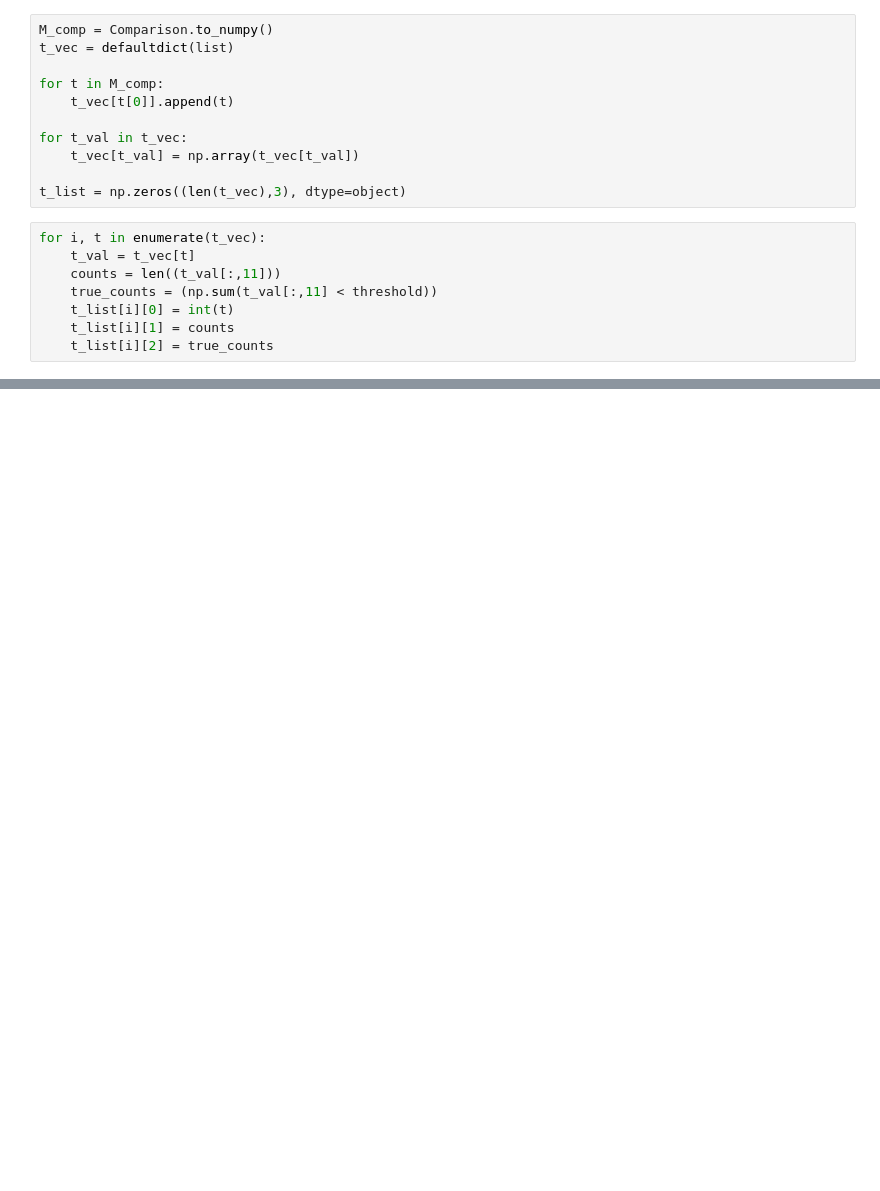
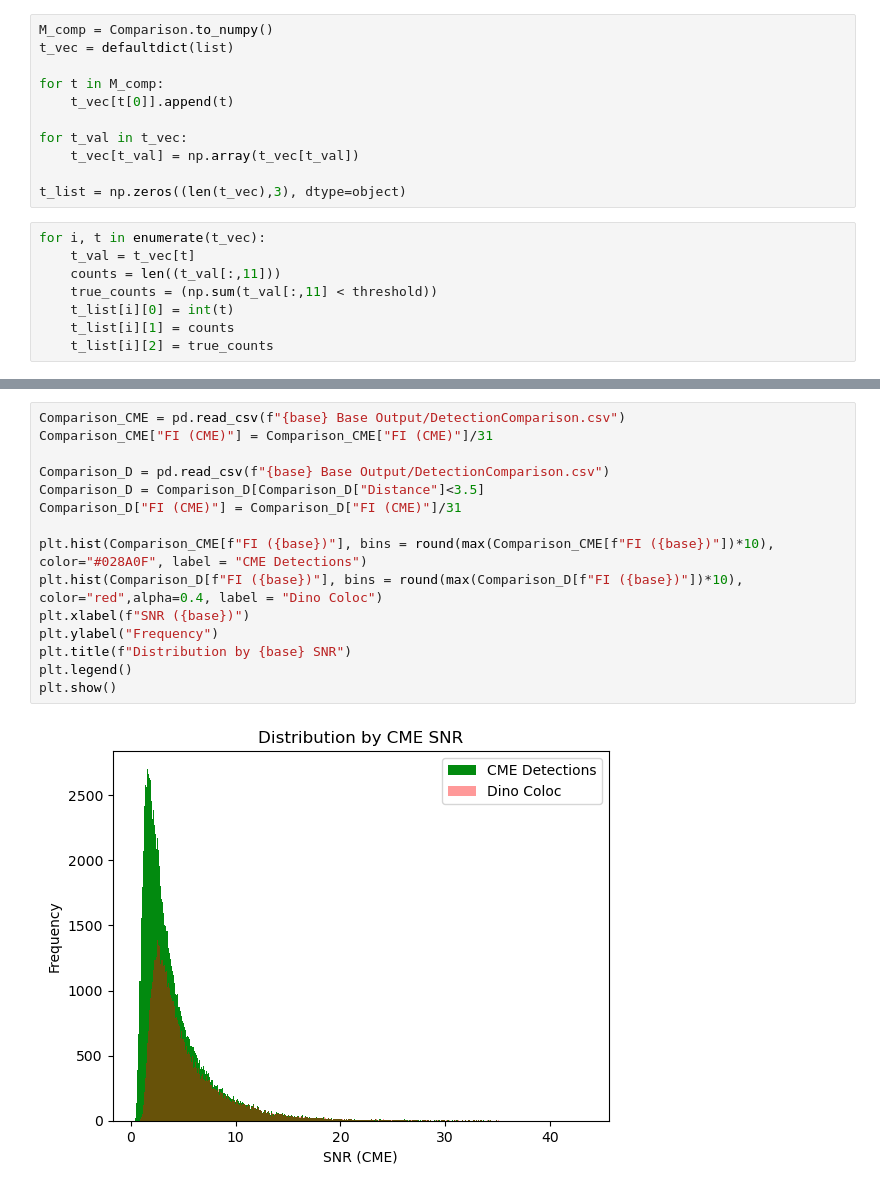
Before and after one commit to adamingemansson/tk, a Jupyter notebook: Comparison/Analysis/DetectionAnalysis.ipynb, the cells around one changed output, grey strips where cells are left out. Saved outputs shown, nothing was run; the diff lists cells and outputs as text; blank space fills up the shorter version.

```diff
--- a/Comparison/Analysis/DetectionAnalysis.ipynb
+++ b/Comparison/Analysis/DetectionAnalysis.ipynb
@@ -69,0 +90,17 @@ plt.savefig(f"{base} Base Plots/Match by FI.png")
+# %%
+Comparison_CME = pd.read_csv(f"{base} Base Output/DetectionComparison.csv")
+Comparison_CME["FI (CME)"] = Comparison_CME["FI (CME)"]/31
+
+Comparison_D = pd.read_csv(f"{base} Base Output/DetectionComparison.csv")
+Comparison_D = Comparison_D[Comparison_D["Distance"]<3.5]
+Comparison_D["FI (CME)"] = Comparison_D["FI (CME)"]/31
+
+plt.hist(Comparison_CME[f"FI ({base})"], bins = round(max(Comparison_CME[f"FI ({base})"])*10), color="#028A0F", label = "CME Detections")
+plt.hist(Comparison_D[f"FI ({base})"], bins = round(max(Comparison_D[f"FI ({base})"])*10), color="red",alpha=0.4, label = "Dino Coloc")
+plt.xlabel(f"SNR ({base})")
+plt.ylabel("Frequency")
+plt.title(f"Distribution by {base} SNR")
+plt.legend()
+plt.show()
+# %% [output]
+[figure, added]
```
Also changed, not shown: parts of 4 cells of this notebook.
